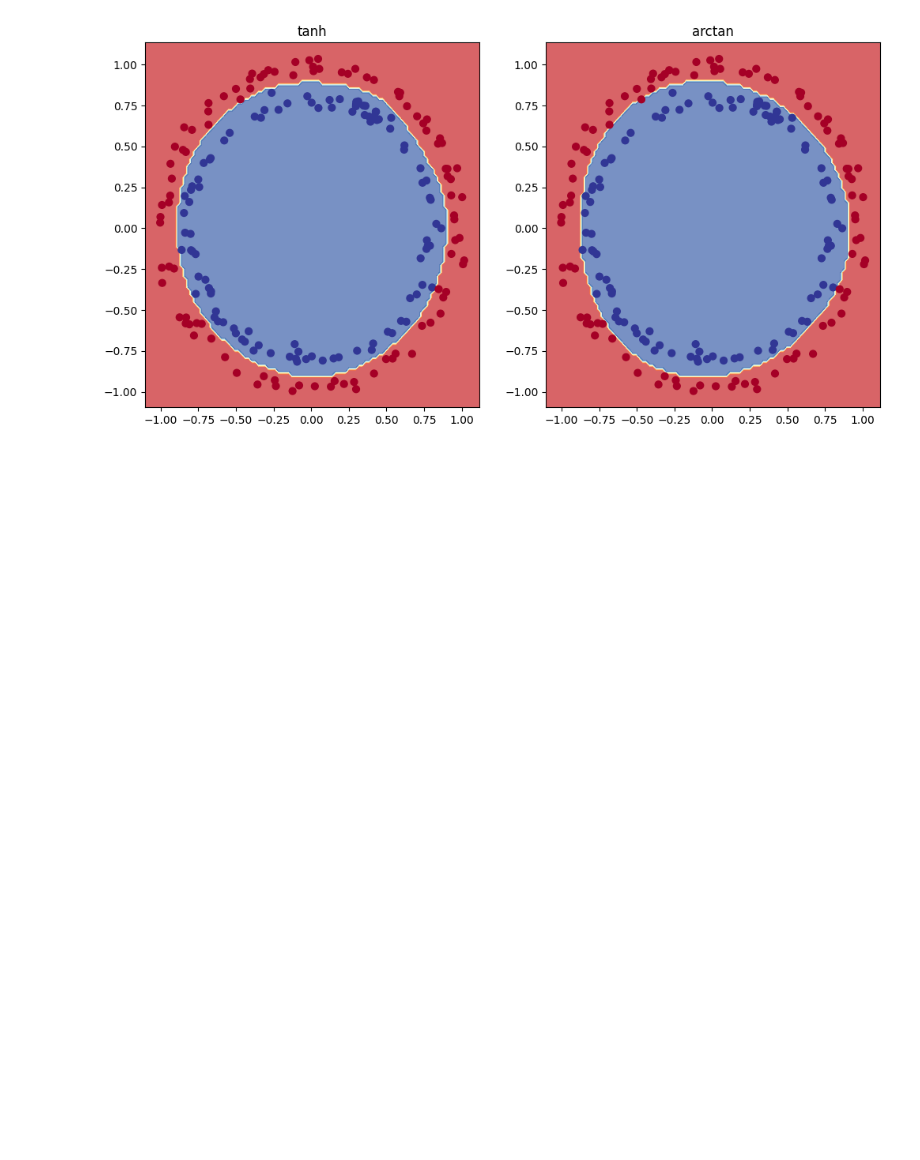
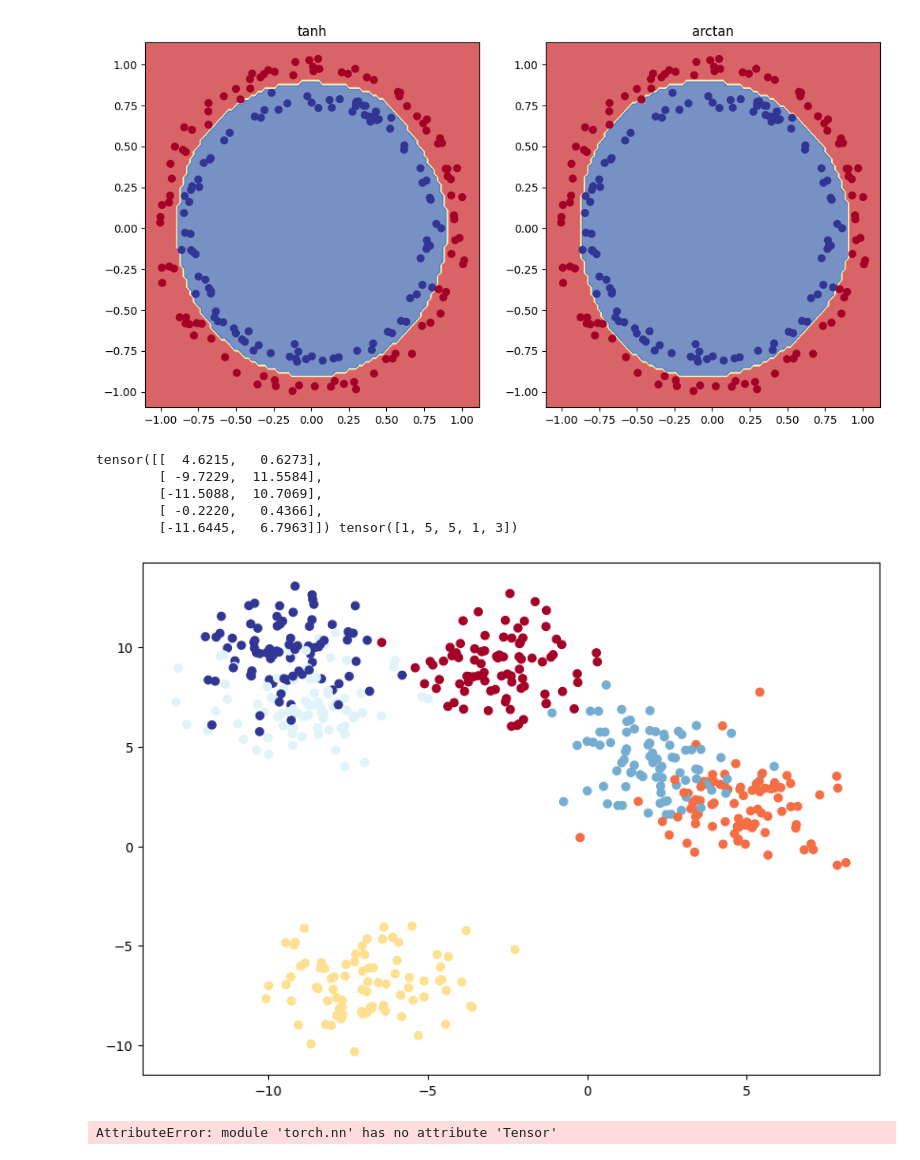
Before and after one commit to CrezTheHomie/PytorchBootcamp, a Jupyter notebook: PytorchFundamentals/02_pytorch_NNClass.ipynb, the cells around one changed output. Drawn from its saved outputs; the diff is of its cells as text; code cells hidden in the pictures; blank space fills up the shorter version.

Commit message:
Use scikit blobs to represent multi-class data

```diff
--- a/PytorchFundamentals/02_pytorch_NNClass.ipynb
+++ b/PytorchFundamentals/02_pytorch_NNClass.ipynb
@@ -462,0 +465,55 @@ plot_decision_boundary(model_3, X_test, y_test)
+# %%
+# Set the hyperparameters for data creation
+NUM_CLASSES = 6
+NUM_FEATURES = 2
+RANDOM_SEED = 42
+
+# 1. Create multi-class data
+X_blob, y_blob = make_blobs(n_samples=500,
+    n_features=NUM_FEATURES, # X features
+    centers=NUM_CLASSES, # y labels
+    cluster_std=1.5, # give the clusters a little shake up (try changing this to 1.0, the default)
+    random_state=RANDOM_SEED
+)
+
+# 2. Turn data into tensors
+X_blob = torch.from_numpy(X_blob).type(torch.float)
+y_blob = torch.from_numpy(y_blob).type(torch.LongTensor)
+print(X_blob[:5], y_blob[:5])
+
+# 3. Split into train and test sets
+X_blob_train, X_blob_test, y_blob_train, y_blob_test = train_test_split(X_blob,
+    y_blob,
+    test_size=0.2,
+    random_state=RANDOM_SEED
+)
+
+# 4. Plot data
+plt.figure(figsize=(10, 7))
+plt.scatter(X_blob[:, 0], X_blob[:, 1], c=y_blob, cmap=plt.cm.RdYlBu);
+# %% [output]
+tensor([[  4.6215,   0.6273],
+        [ -9.7229,  11.5584],
+        [-11.5088,  10.7069],
+        [ -0.2220,   0.4366],
+        [-11.6445,   6.7963]]) tensor([1, 5, 5, 1, 3])
+[figure, added]
+# %%
+device = "cuda" if torch.cuda.is_available() else "cpu"
+
+
+class BlobClassifier(nn.Module):
+    def __init__(self, input_features: int, output_features: int, hidden_units: int=8) -> None:
+        super().__init__()
+        self.linear_layer_stack = nn.Sequential(
+            nn.Linear(in_features=input_features, out_features=hidden_units),
+            #nn.ReLU(),
+            nn.Linear(in_features=hidden_units, out_features=hidden_units),
+            #nn.ReLU(),
+            nn.Linear(in_features=hidden_units, out_features=output_features)
+        )
+
+    def forward(self, x: torch.Tensor):
+        return self.linear_layer_stack(x)
+# %% [output]
+AttributeError: module 'torch.nn' has no attribute 'Tensor'
```
Also changed, not shown: parts of 1 cell of this notebook.
